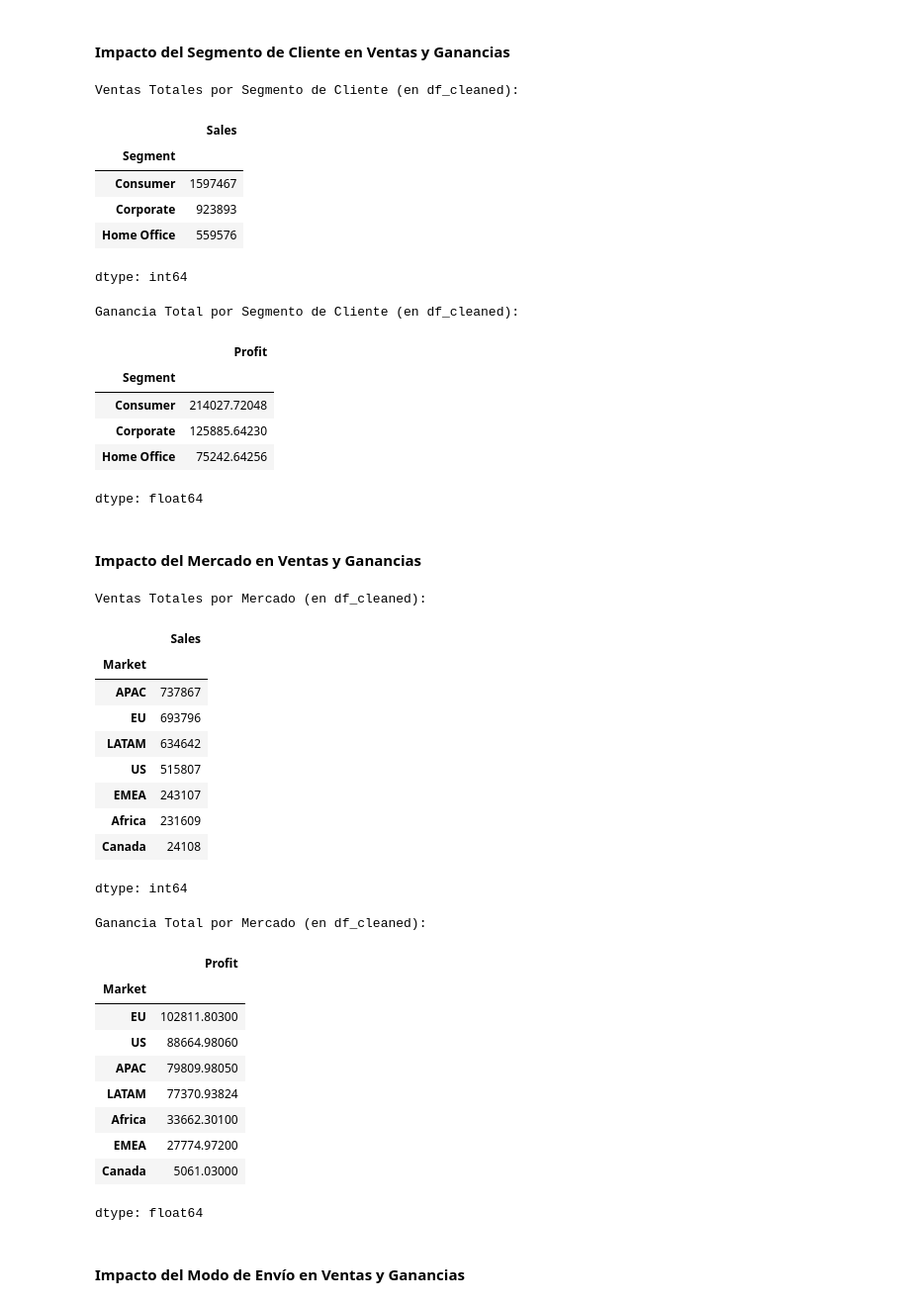
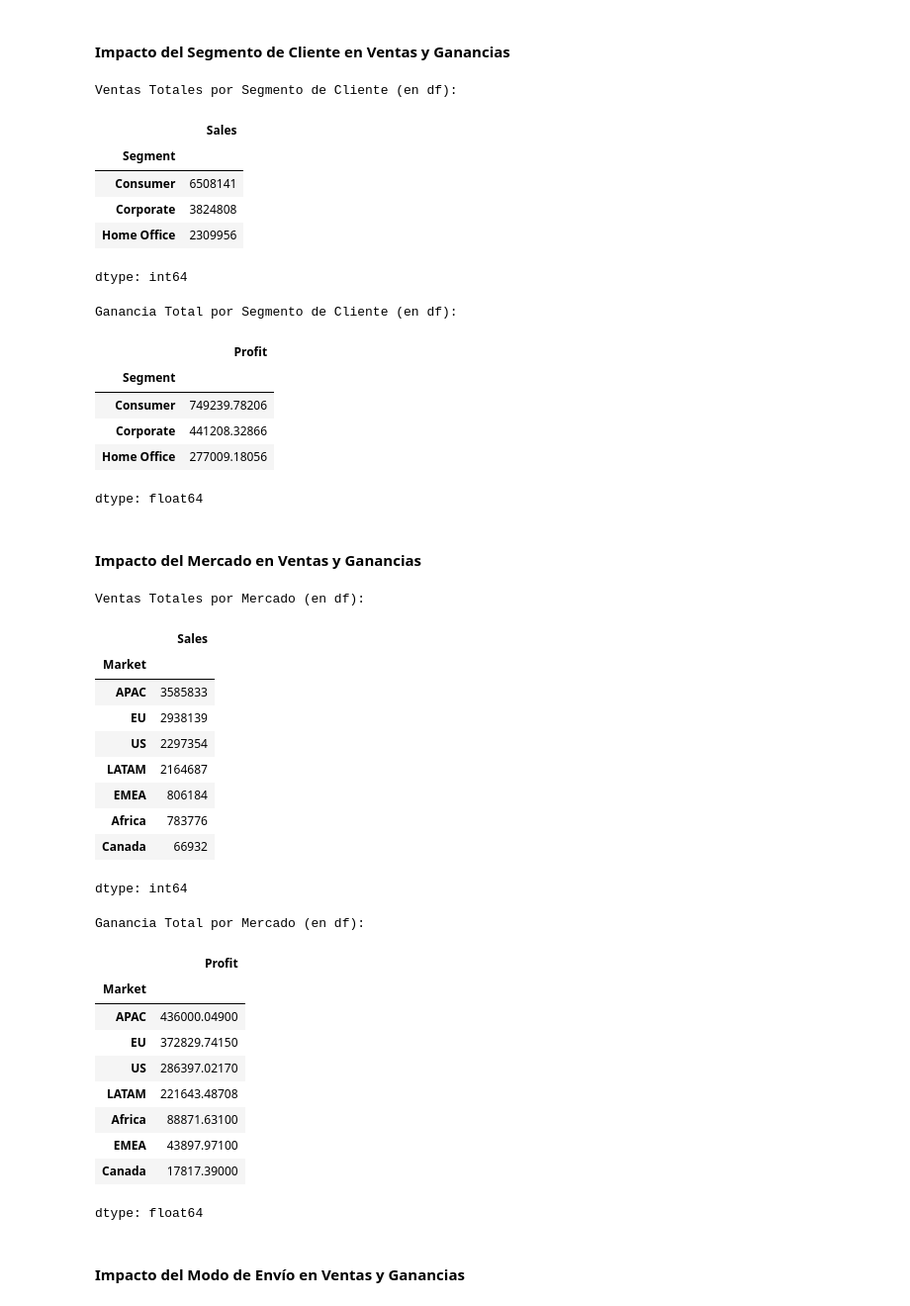
Before and after one commit to DAGP1145/Machinlearning, a Jupyter notebook: Machinelearning.ipynb, the cells around one changed output. Shown at 99% size. Saved outputs shown, nothing was run; the diff lists cells and outputs as text; code cells hidden in the pictures.

```diff
--- a/Machinelearning.ipynb
+++ b/Machinelearning.ipynb
@@ -466,62 +448,62 @@ dtype: float64
 # %% [markdown]
 #### Impacto del Segmento de Cliente en Ventas y Ganancias
 # %%
-sales_by_segment = df_cleaned.groupby('Segment')['Sales'].sum().sort_values(ascending=False)
-profit_by_segment = df_cleaned.groupby('Segment')['Profit'].sum().sort_values(ascending=False)
+sales_by_segment = df.groupby('Segment')['Sales'].sum().sort_values(ascending=False)
+profit_by_segment = df.groupby('Segment')['Profit'].sum().sort_values(ascending=False)
 
-print("Ventas Totales por Segmento de Cliente (en df_cleaned):")
+print("Ventas Totales por Segmento de Cliente (en df):")
 display(sales_by_segment)
 
-print("\nGanancia Total por Segmento de Cliente (en df_cleaned):")
+print("\nGanancia Total por Segmento de Cliente (en df):")
 display(profit_by_segment)
 # %% [output]
-Ventas Totales por Segmento de Cliente (en df_cleaned):
+Ventas Totales por Segmento de Cliente (en df):
 |  | Sales |
 | Segment |  |
-| Consumer | 1597467 |
-| Corporate | 923893 |
-| Home Office | 559576 |
+| Consumer | 6508141 |
+| Corporate | 3824808 |
+| Home Office | 2309956 |
 dtype: int64
-Ganancia Total por Segmento de Cliente (en df_cleaned):
+Ganancia Total por Segmento de Cliente (en df):
 |  | Profit |
 | Segment |  |
-| Consumer | 214027.72048 |
-| Corporate | 125885.64230 |
-| Home Office | 75242.64256 |
+| Consumer | 749239.78206 |
+| Corporate | 441208.32866 |
+| Home Office | 277009.18056 |
 dtype: float64
 # %% [markdown]
 #### Impacto del Mercado en Ventas y Ganancias
 # %%
-sales_by_market = df_cleaned.groupby('Market')['Sales'].sum().sort_values(ascending=False)
-profit_by_market = df_cleaned.groupby('Market')['Profit'].sum().sort_values(ascending=False)
+sales_by_market = df.groupby('Market')['Sales'].sum().sort_values(ascending=False)
+profit_by_market = df.groupby('Market')['Profit'].sum().sort_values(ascending=False)
 
-print("Ventas Totales por Mercado (en df_cleaned):")
+print("Ventas Totales por Mercado (en df):")
 display(sales_by_market)
 
-print("\nGanancia Total por Mercado (en df_cleaned):")
+print("\nGanancia Total por Mercado (en df):")
 display(profit_by_market)
 # %% [output]
-Ventas Totales por Mercado (en df_cleaned):
+Ventas Totales por Mercado (en df):
 |  | Sales |
 | Market |  |
-| APAC | 737867 |
-| EU | 693796 |
-| LATAM | 634642 |
-| US | 515807 |
-| EMEA | 243107 |
-| Africa | 231609 |
-| Canada | 24108 |
+| APAC | 3585833 |
+| EU | 2938139 |
+| US | 2297354 |
+| LATAM | 2164687 |
+| EMEA | 806184 |
+| Africa | 783776 |
+| Canada | 66932 |
 dtype: int64
-Ganancia Total por Mercado (en df_cleaned):
+Ganancia Total por Mercado (en df):
 |  | Profit |
 | Market |  |
-| EU | 102811.80300 |
-| US | 88664.98060 |
-| APAC | 79809.98050 |
-| LATAM | 77370.93824 |
-| Africa | 33662.30100 |
-| EMEA | 27774.97200 |
-| Canada | 5061.03000 |
+| APAC | 436000.04900 |
+| EU | 372829.74150 |
+| US | 286397.02170 |
+| LATAM | 221643.48708 |
+| Africa | 88871.63100 |
+| EMEA | 43897.97100 |
+| Canada | 17817.39000 |
 dtype: float64
 # %% [markdown]
 #### Impacto del Modo de Envío en Ventas y Ganancias
```
Also changed, not shown: parts of 27 cells of this notebook.
